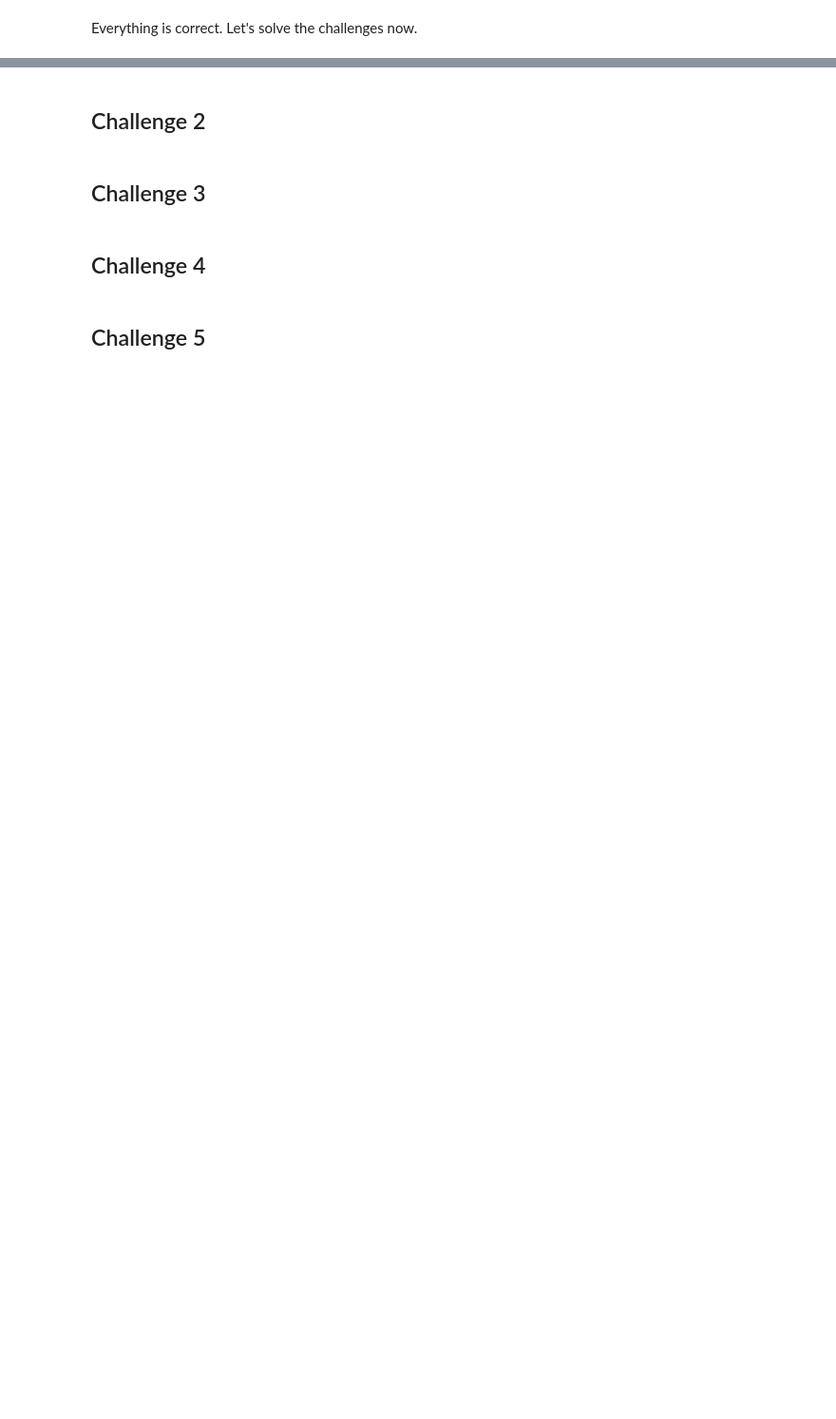
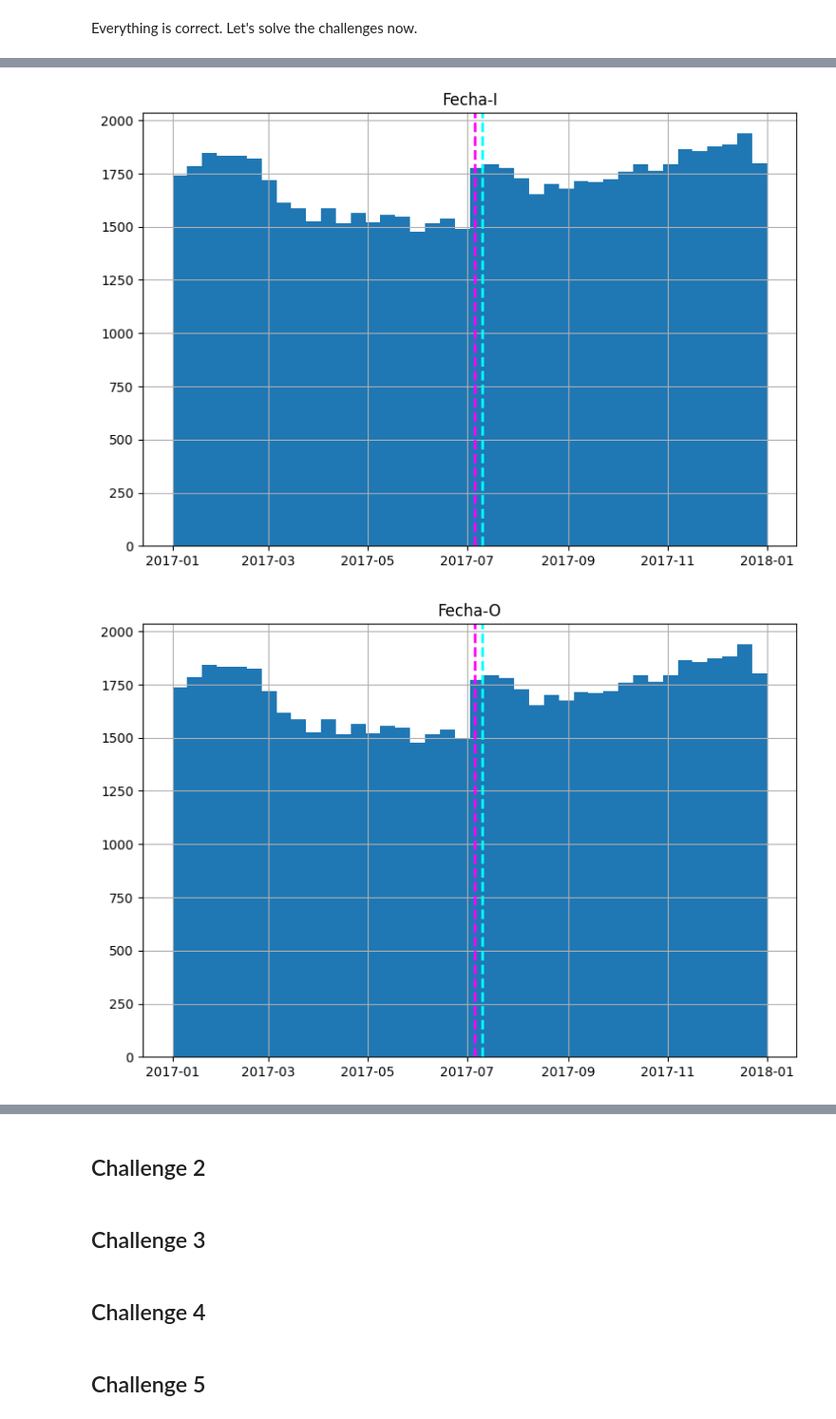
Before and after one commit to mabarcaj/LATAM_Data_Scientist_Challenge, a Jupyter notebook: solution.ipynb, the cells around one changed output, grey strips where cells are left out. Shown: that part at 95% size. Cells and saved outputs as stored; diff of their text form; code cells hidden in the pictures; blank space fills up the shorter version.

Commit message:
Plots ready | Created pre_explored_dataset_SCL.csv

```diff
--- a/solution.ipynb
+++ b/solution.ipynb
@@ -457,0 +464,6 @@ Everything is correct. Let's solve the challenges now.
+# %%
+# Lets create a filter sublist
+filter = ['Ori-I', 'Ori-O', 'SIGLAORI']
+# %%
+custom_df.drop(filter, axis=1, inplace=True)
+custom_df.head()
@@ -457,0 +477,20 @@ Everything is correct. Let's solve the challenges now.
+# %%
+# Take the datetime features
+filter = ['Fecha-I', 'Fecha-O']
+datetime_features = custom_df[filter]
+
+# Plot the date features
+for col in datetime_features:
+    fig = plt.figure(figsize=(9, 6))
+    ax = fig.gca()
+    feature = custom_df[col]
+    feature.hist(bins=40, ax = ax)
+    ax.axvline(feature.mean(), color='magenta', linestyle='dashed', linewidth=2)
+    ax.axvline(feature.median(), color='cyan', linestyle='dashed', linewidth=2)
+    ax.set_title(col)
+plt.show()
+
+# Plot
+# %% [output]
+[figure, added]
+[figure, added]
```
Also changed, not shown: parts of 7 cells of this notebook, 2 other files.
